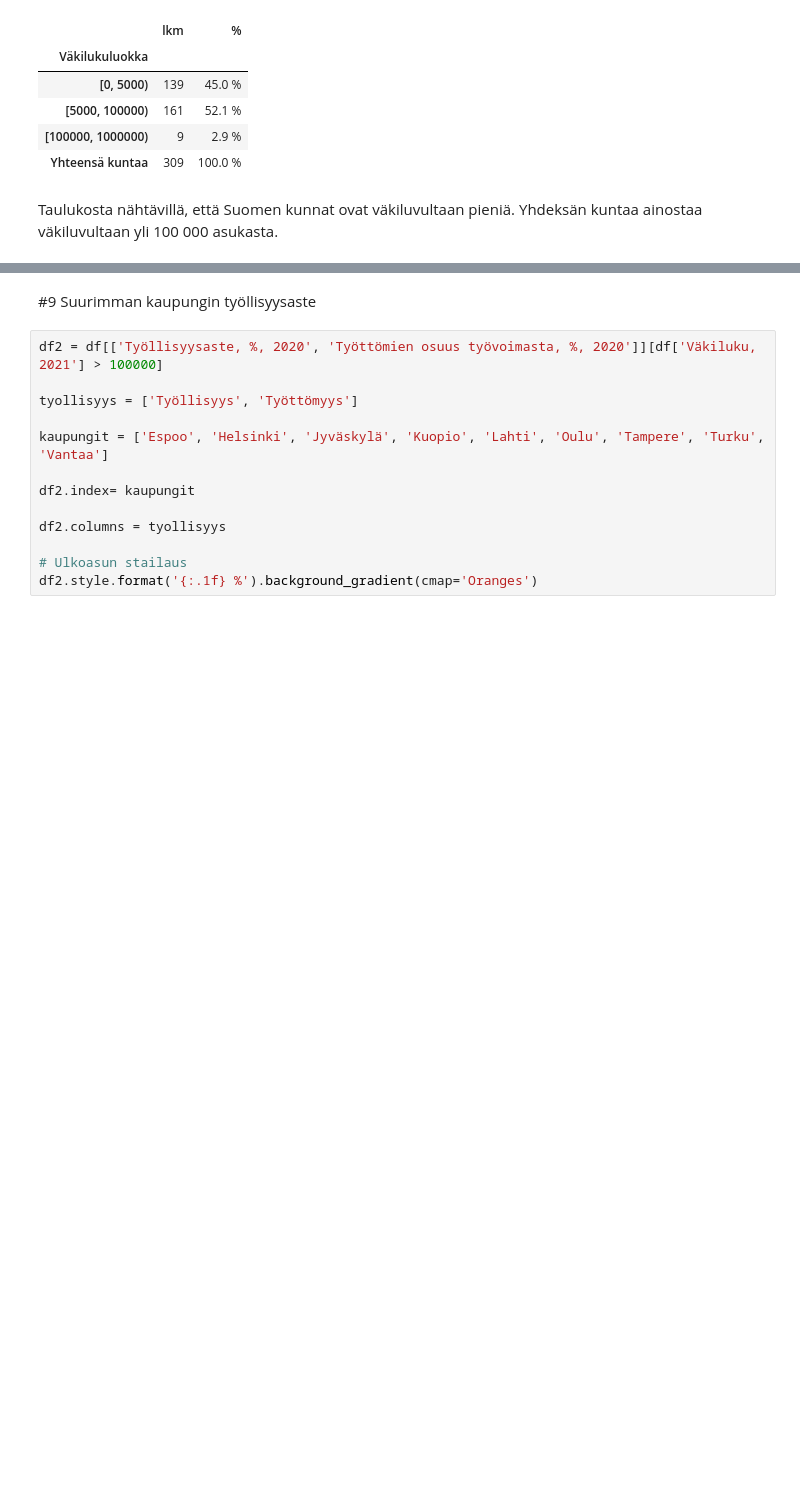
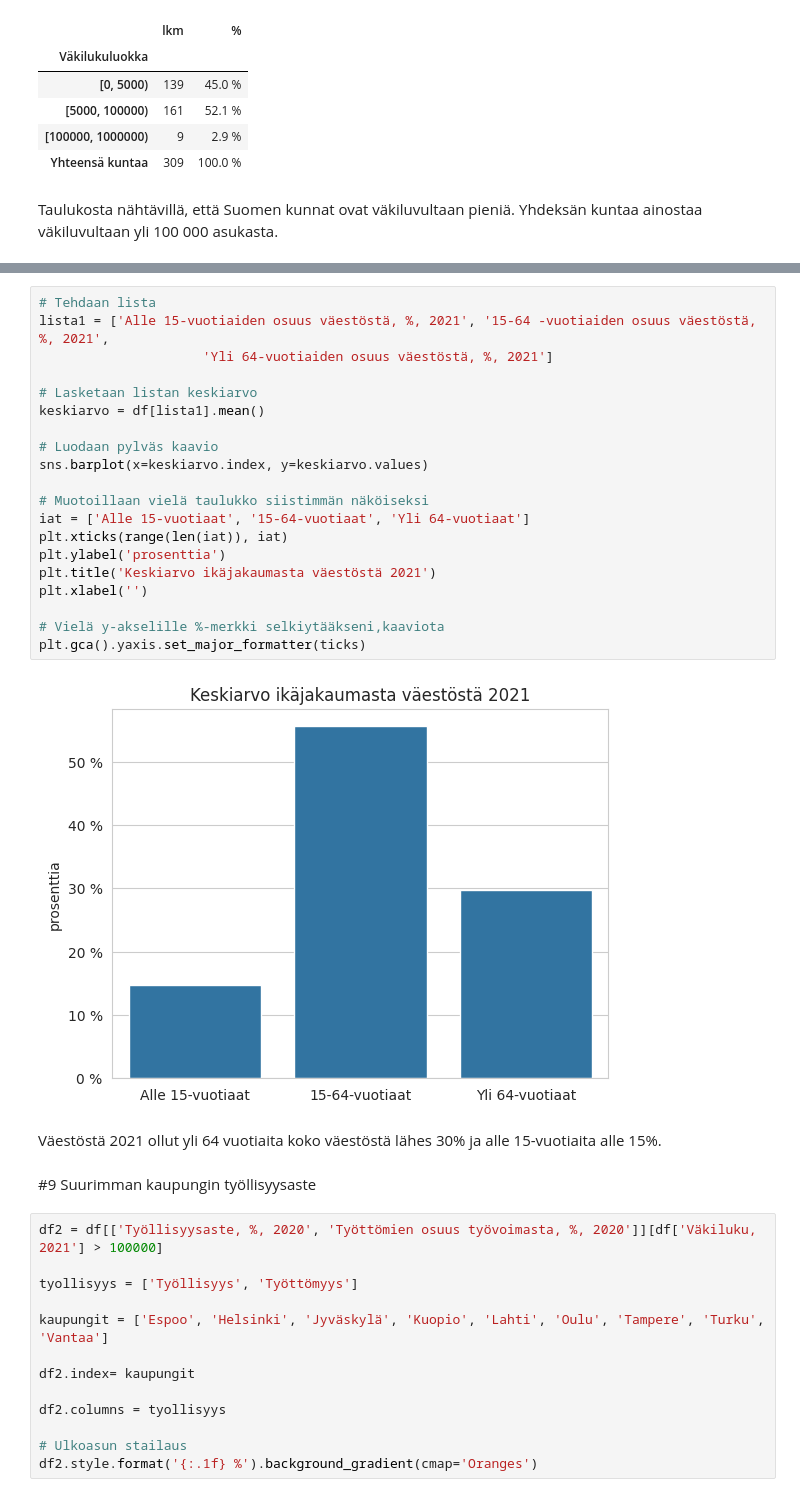
Before and after one commit to JennyMyy/Data-analytiikka, a Jupyter notebook: Kunnat.ipynb, the cells around one changed output, grey strips where cells are left out. Cells and saved outputs as stored; diff of their text form; blank space fills up the shorter version.

```diff
--- a/Kunnat.ipynb
+++ b/Kunnat.ipynb
@@ -172,3 +174,27 @@ df1.T
+# %%
+# Tehdaan lista
+lista1 = ['Alle 15-vuotiaiden osuus väestöstä, %, 2021', '15-64 -vuotiaiden osuus väestöstä, %, 2021',
+                     'Yli 64-vuotiaiden osuus väestöstä, %, 2021']
+
+# Lasketaan listan keskiarvo
+keskiarvo = df[lista1].mean()
+
+# Luodaan pylväs kaavio
+sns.barplot(x=keskiarvo.index, y=keskiarvo.values)
+
+# Muotoillaan vielä taulukko siistimmän näköiseksi
+iat = ['Alle 15-vuotiaat', '15-64-vuotiaat', 'Yli 64-vuotiaat']
+plt.xticks(range(len(iat)), iat)
+plt.ylabel('prosenttia')
+plt.title('Keskiarvo ikäjakaumasta väestöstä 2021')
+plt.xlabel('')
+
+# Vielä y-akselille %-merkki selkiytääkseni,kaaviota
+plt.gca().yaxis.set_major_formatter(ticks)
+# %% [output]
+[figure, added]
+# %% [markdown]
+Väestöstä 2021 ollut yli 64 vuotiaita koko väestöstä lähes 30% ja alle 15-vuotiaita alle 15%.
 # %% [markdown]
 #9 Suurimman kaupungin työllisyysaste
 # %%
```
Also changed, not shown: parts of 25 cells of this notebook.
